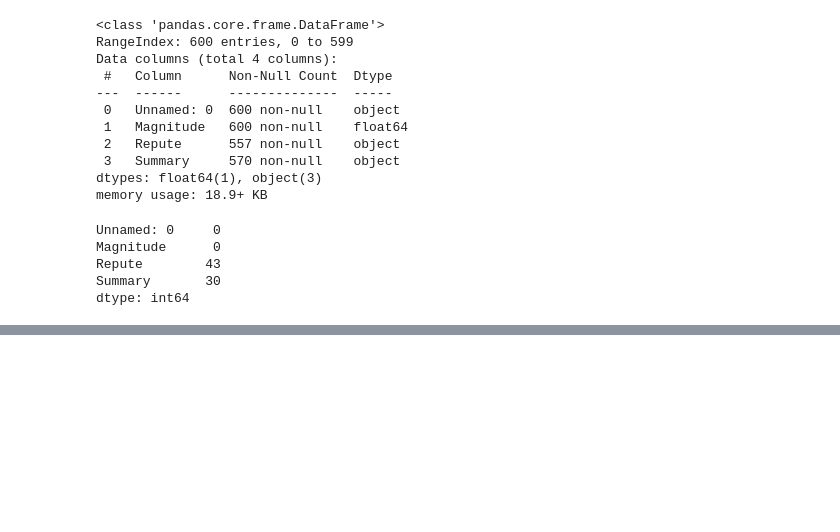
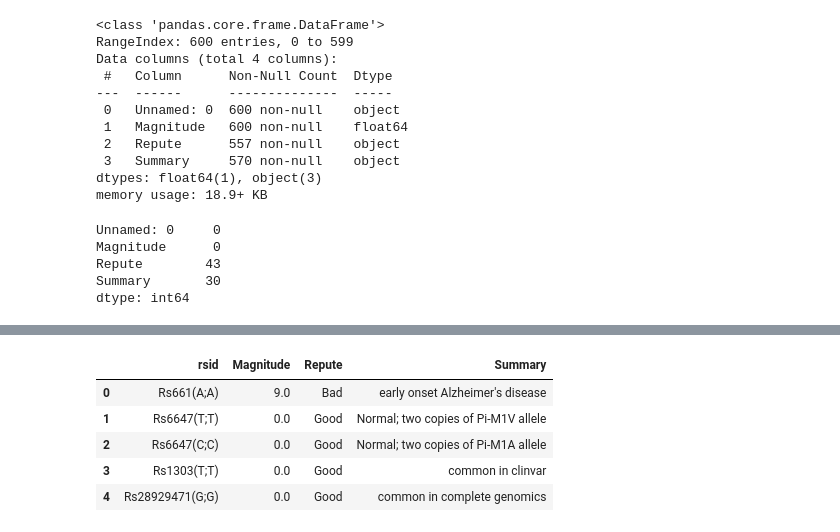
Before and after one commit to nnttluna/genome-decode, a Jupyter notebook: genome_on_ref.ipynb, the cells around one changed output, grey strips where cells are left out. Drawn from its saved outputs; the diff is of its cells as text; code cells hidden in the pictures; blank space fills up the shorter version.

```diff
--- a/genome_on_ref.ipynb
+++ b/genome_on_ref.ipynb
@@ -87,0 +119,11 @@ dtype: int64
+# %%
+#renaming 1st column as 'rsid'
+reference_df.rename(columns={'Unnamed: 0':'rsid'}, inplace=True)
+reference_df.head()
+# %% [output]
+|  | rsid | Magnitude | Repute | Summary |
+| 0 | Rs661(A;A) | 9.0 | Bad | early onset Alzheimer's disease |
+| 1 | Rs6647(T;T) | 0.0 | Good | Normal; two copies of Pi-M1V allele |
+| 2 | Rs6647(C;C) | 0.0 | Good | Normal; two copies of Pi-M1A allele |
+| 3 | Rs1303(T;T) | 0.0 | Good | common in clinvar |
+| 4 | Rs28929471(G;G) | 0.0 | Good | common in complete genomics |
```
Also changed, not shown: parts of 3 cells of this notebook.
